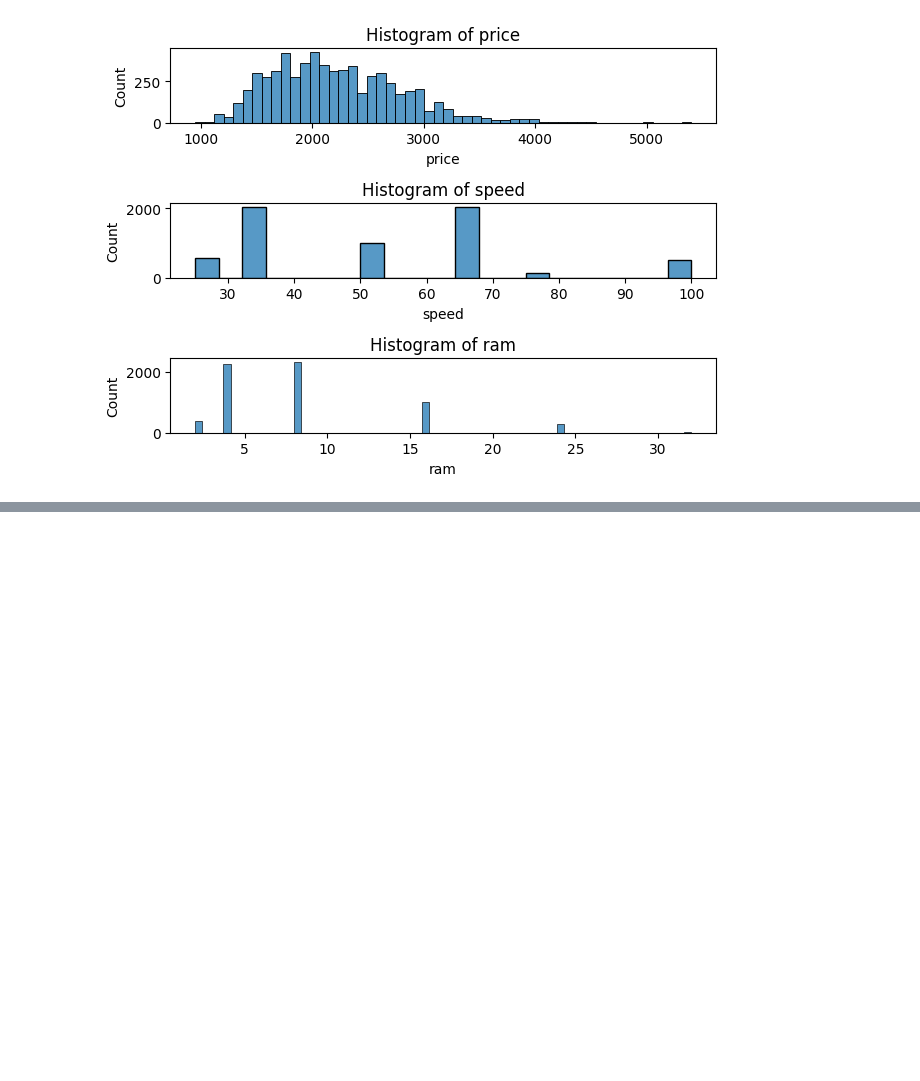
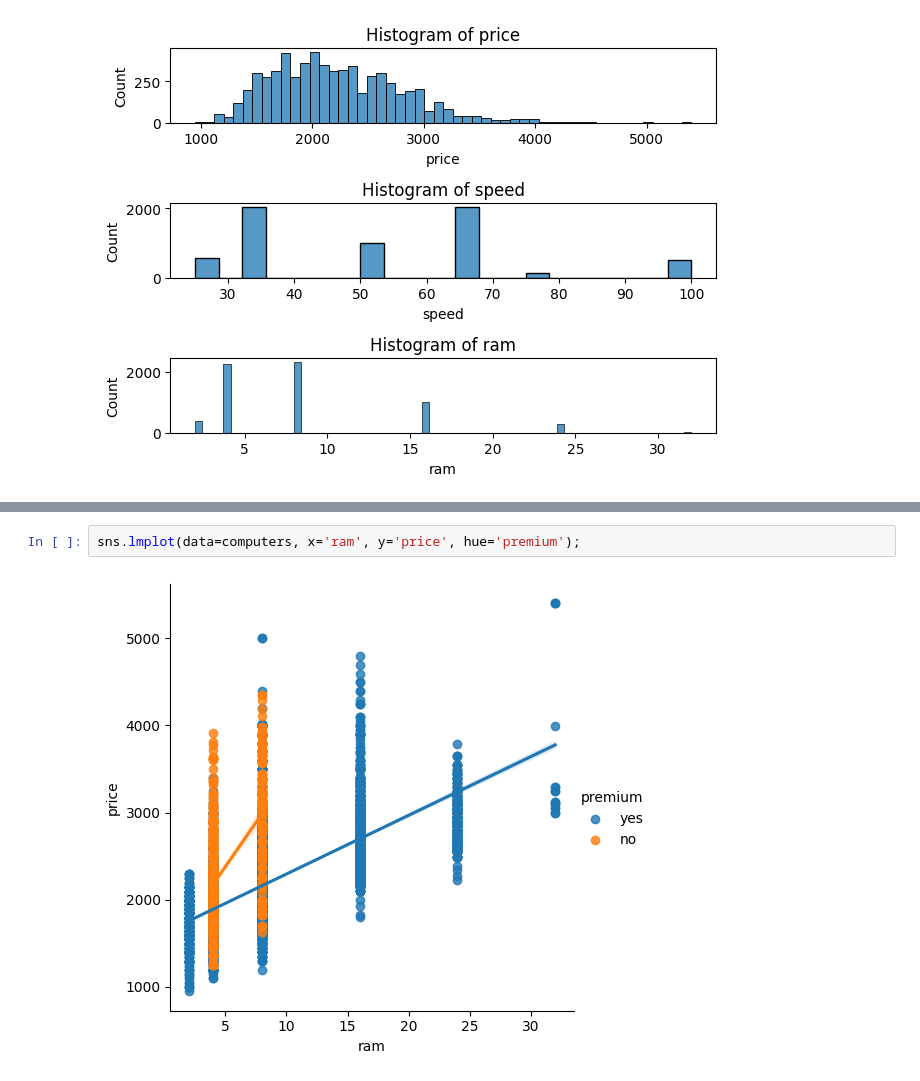
Before and after one commit to michaelhudson2205/Maven_Regression_and_Forecasting, a Jupyter notebook: notebooks/mike_assignments.ipynb, the cells around one changed output, grey strips where cells are left out. Drawn from its saved outputs; the diff is of its cells as text; blank space fills up the shorter version.

```diff
--- a/notebooks/mike_assignments.ipynb
+++ b/notebooks/mike_assignments.ipynb
@@ -93,0 +142,4 @@ plt.show()
+# %%
+sns.lmplot(data=computers, x='ram', y='price', hue='premium');
+# %% [output]
+[figure, added]
```
Also changed, not shown: parts of 10 cells of this notebook, 1 other file.
